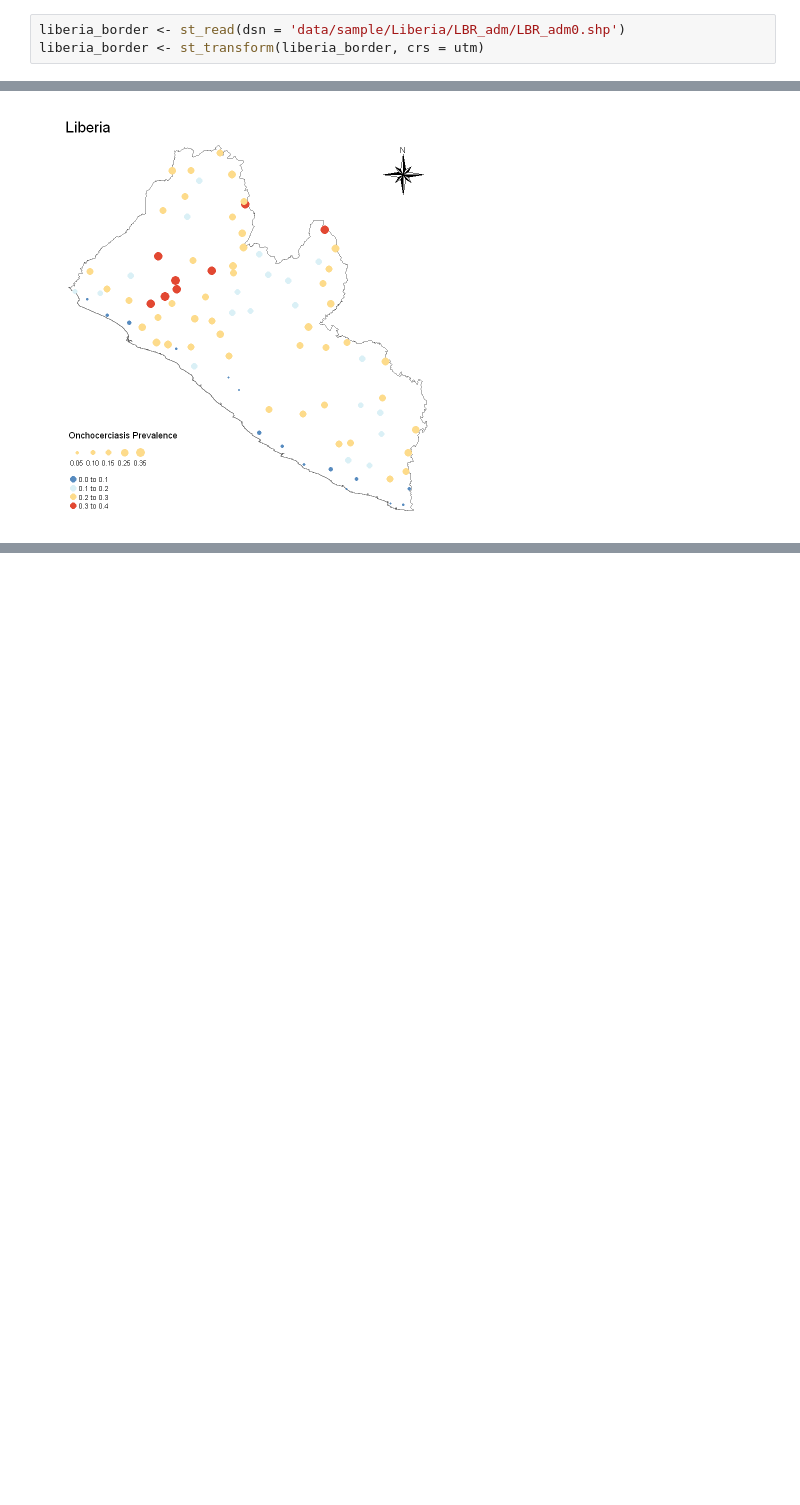
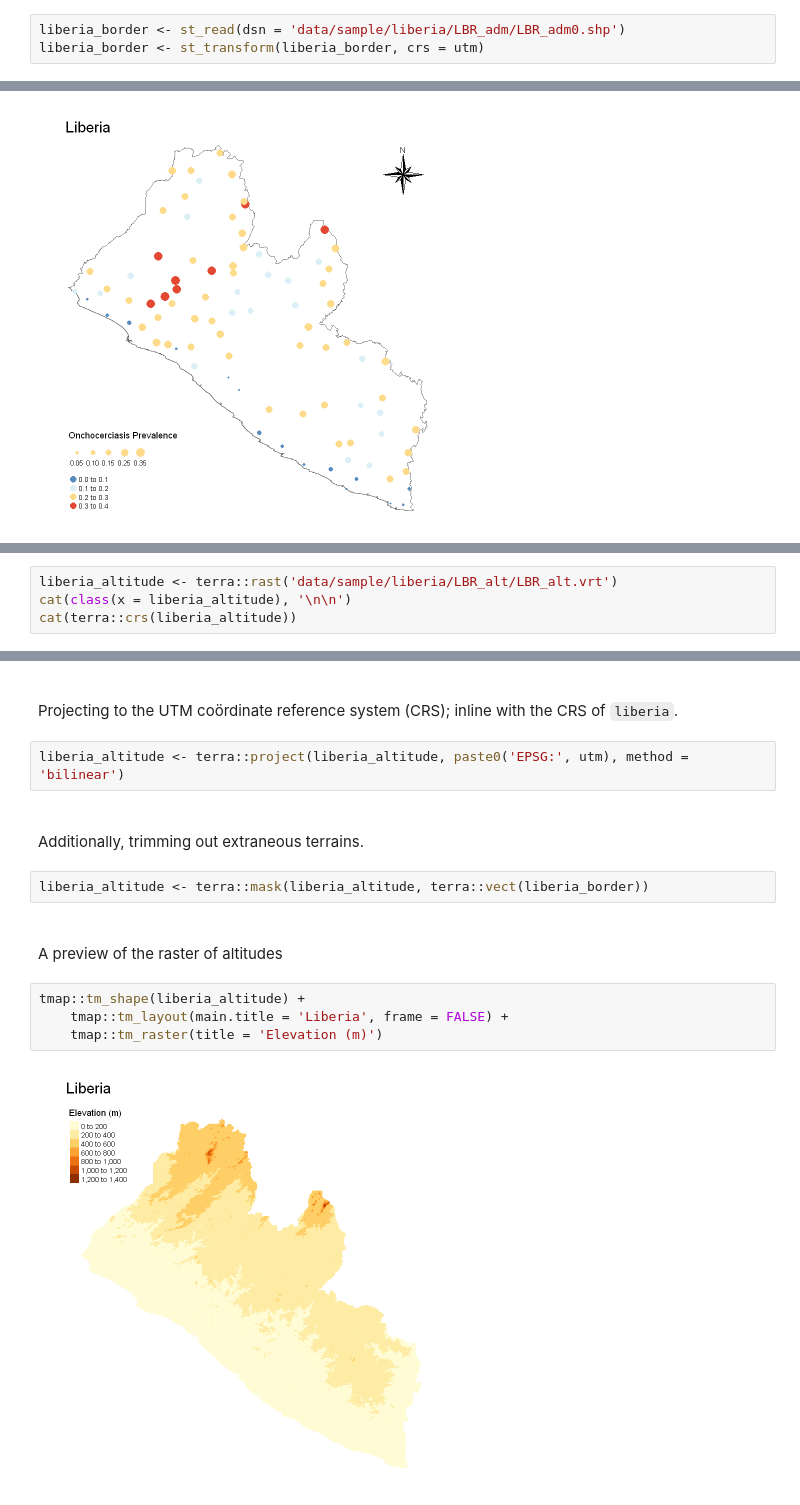
Before and after one commit to helminthiases/preliminary, a Jupyter notebook: notebooks/onchocerciasis.ipynb, the cells around one changed output, grey strips where cells are left out. Drawn from its saved outputs; the diff is of its cells as text; blank space fills up the shorter version.

```diff
--- a/notebooks/onchocerciasis.ipynb
+++ b/notebooks/onchocerciasis.ipynb
@@ -82,7 +82,7 @@ Classes 'sf' and 'data.frame':  90 obs. of  8 variables:
 # %% [markdown]
 Reading-in the shape file of Liberia's country border.
 # %%
-liberia_border <- st_read(dsn = 'data/sample/Liberia/LBR_adm/LBR_adm0.shp')
+liberia_border <- st_read(dsn = 'data/sample/liberia/LBR_adm/LBR_adm0.shp')
 liberia_border <- st_transform(liberia_border, crs = utm)
 # %% [output]
 Reading layer `LBR_adm0' from data source
@@ -135,0 +145,4 @@ map +
+# %%
+liberia_altitude <- terra::rast('data/sample/liberia/LBR_alt/LBR_alt.vrt')
+cat(class(x = liberia_altitude), '\n\n')
+cat(terra::crs(liberia_altitude))
@@ -135,0 +169,22 @@ map +
+# %% [markdown]
+<br>
+
+Projecting to the UTM co&ouml;rdinate reference system (CRS); inline with the CRS of `liberia`.
+# %%
+liberia_altitude <- terra::project(liberia_altitude, paste0('EPSG:', utm), method = 'bilinear')
+# %% [markdown]
+<br>
+
+Additionally, trimming out extraneous terrains.
+# %%
+liberia_altitude <- terra::mask(liberia_altitude, terra::vect(liberia_border))
+# %% [markdown]
+<br>
+
+A preview of the raster of altitudes
+# %%
+tmap::tm_shape(liberia_altitude) +
+    tmap::tm_layout(main.title = 'Liberia', frame = FALSE) +
+    tmap::tm_raster(title = 'Elevation (m)')
+# %% [output]
+[figure, added]
```
Also changed, not shown: parts of 14 cells of this notebook.
